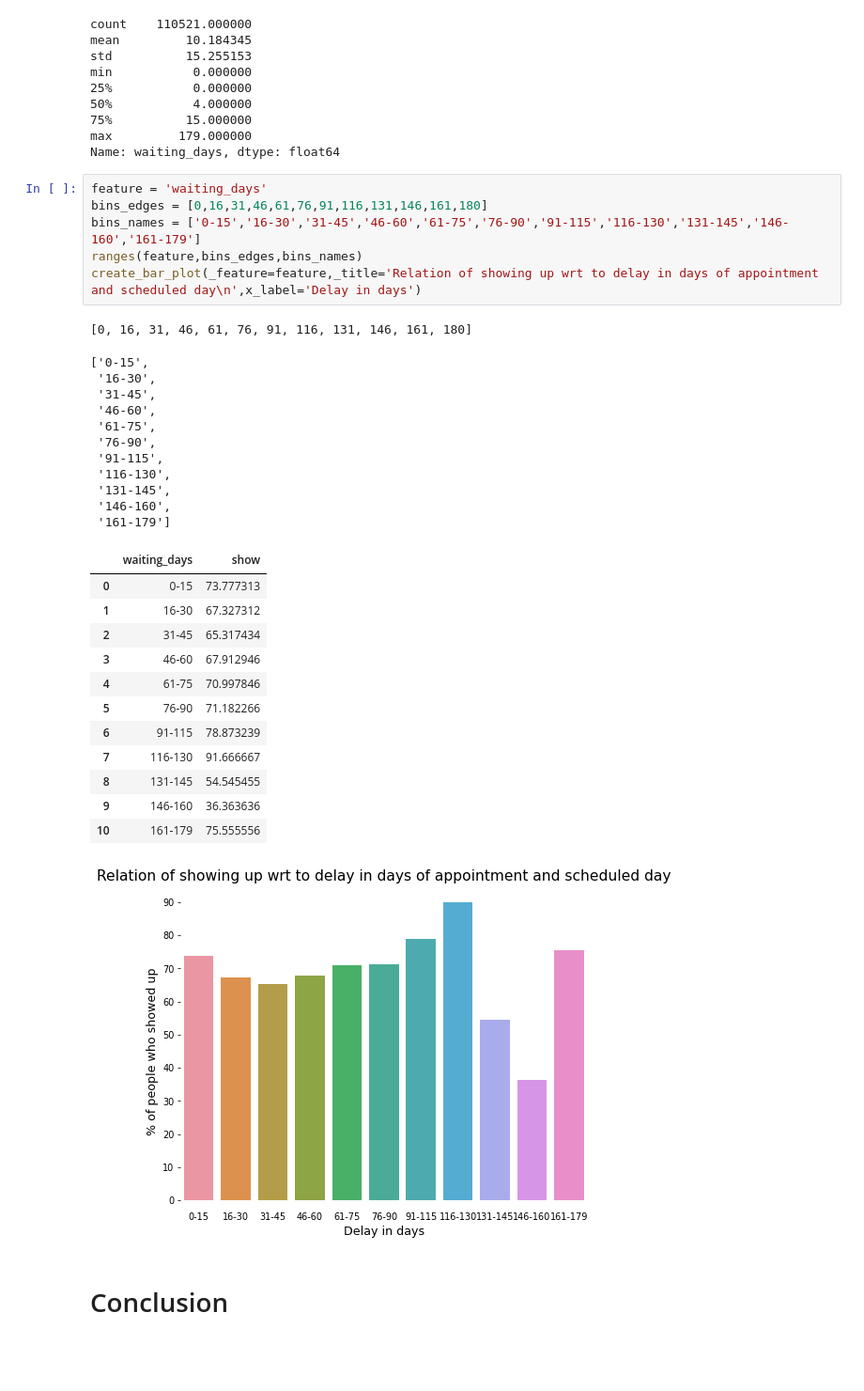
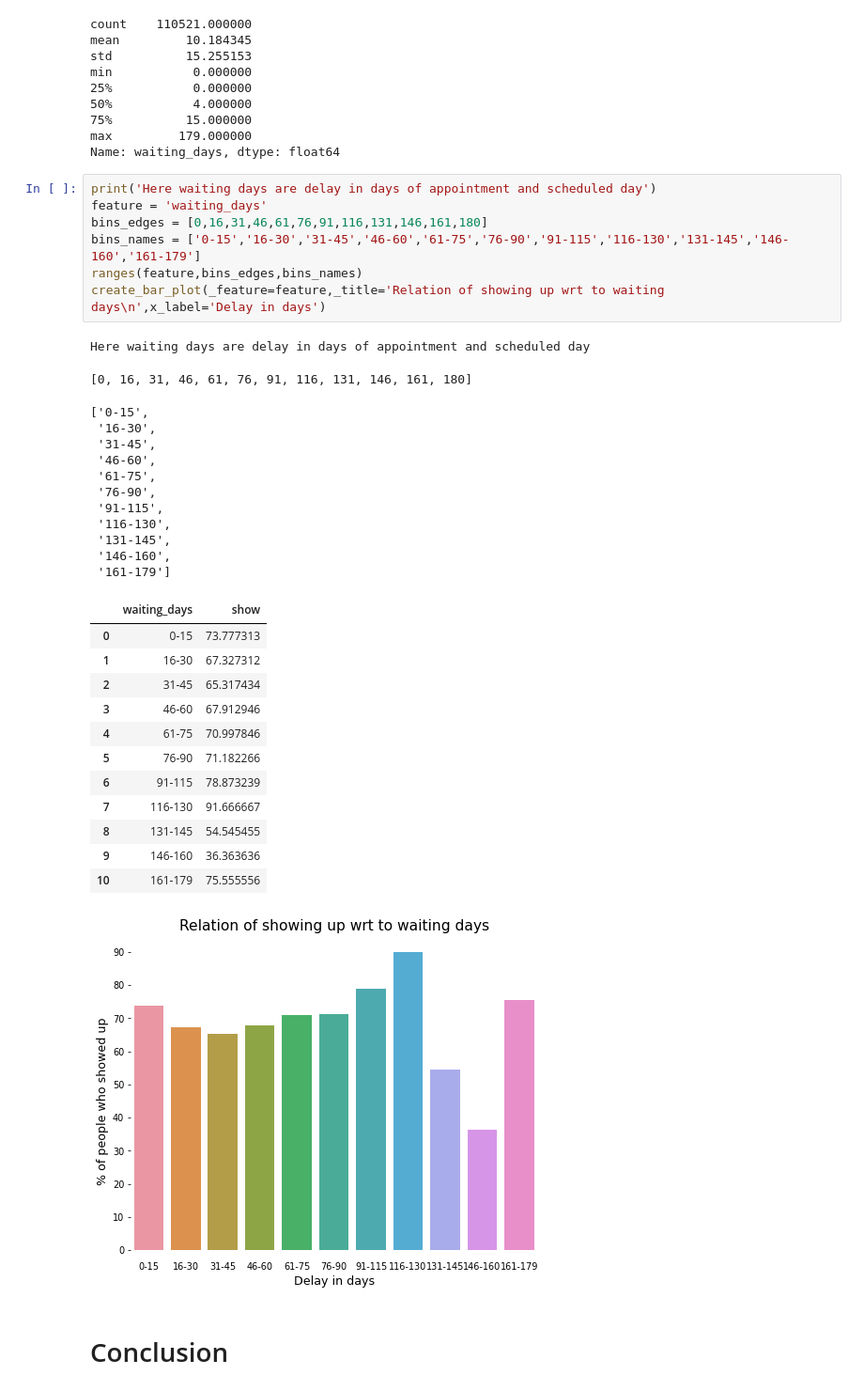
Before and after one commit to dishankkalra23/Medical-Appointment-No-Shows, a Jupyter notebook: Medical_Appointment_No_Shows.ipynb, the cells around one changed output. Shown at 94% size. Saved outputs shown, nothing was run; the diff lists cells and outputs as text; blank space fills up the shorter version.

Commit message:
Updated age and waiting days bar pots

```diff
--- a/Medical_Appointment_No_Shows.ipynb
+++ b/Medical_Appointment_No_Shows.ipynb
@@ -672,37 +672,39 @@ min           0.000000
 max         179.000000
 Name: waiting_days, dtype: float64
 # %%
+print('Here waiting days are delay in days of appointment and scheduled day')
 feature = 'waiting_days'
 bins_edges = [0,16,31,46,61,76,91,116,131,146,161,180]
 bins_names = ['0-15','16-30','31-45','46-60','61-75','76-90','91-115','116-130','131-145','146-160','161-179']
 ranges(feature,bins_edges,bins_names)
-create_bar_plot(_feature=feature,_title='Relation of showing up wrt to delay in days of appointment and scheduled day\n',x_label='Delay in days')
+create_bar_plot(_feature=feature,_title='Relation of showing up wrt to waiting days\n',x_label='Delay in days')
 # %% [output]
-[0, 16, 31, 46, 61, 76, 91, 116, 131, 146, 161, 180]
+Here waiting days are delay in days of appointment and scheduled day
-['0-15',
- '16-30',
- '31-45',
- '46-60',
- '61-75',
- '76-90',
- '91-115',
- '116-130',
- '131-145',
- '146-160',
- '161-179']
+[0, 16, 31, 46, 61, 76, 91, 116, 131, 146, 161, 180]
+['0-15',
+ '16-30',
+ '31-45',
+ '46-60',
+ '61-75',
+ '76-90',
+ '91-115',
+ '116-130',
+ '131-145',
+ '146-160',
+ '161-179']
 |  | waiting_days | show |
 | 0 | 0-15 | 73.777313 |
 | 1 | 16-30 | 67.327312 |
 | 2 | 31-45 | 65.317434 |
 | 3 | 46-60 | 67.912946 |
 | 4 | 61-75 | 70.997846 |
 | 5 | 76-90 | 71.182266 |
 | 6 | 91-115 | 78.873239 |
 | 7 | 116-130 | 91.666667 |
 | 8 | 131-145 | 54.545455 |
 | 9 | 146-160 | 36.363636 |
 | 10 | 161-179 | 75.555556 |
-[figure, old version]
+[figure, new version]
 # %% [markdown]
 # Conclusion
 # %% [markdown]
```
